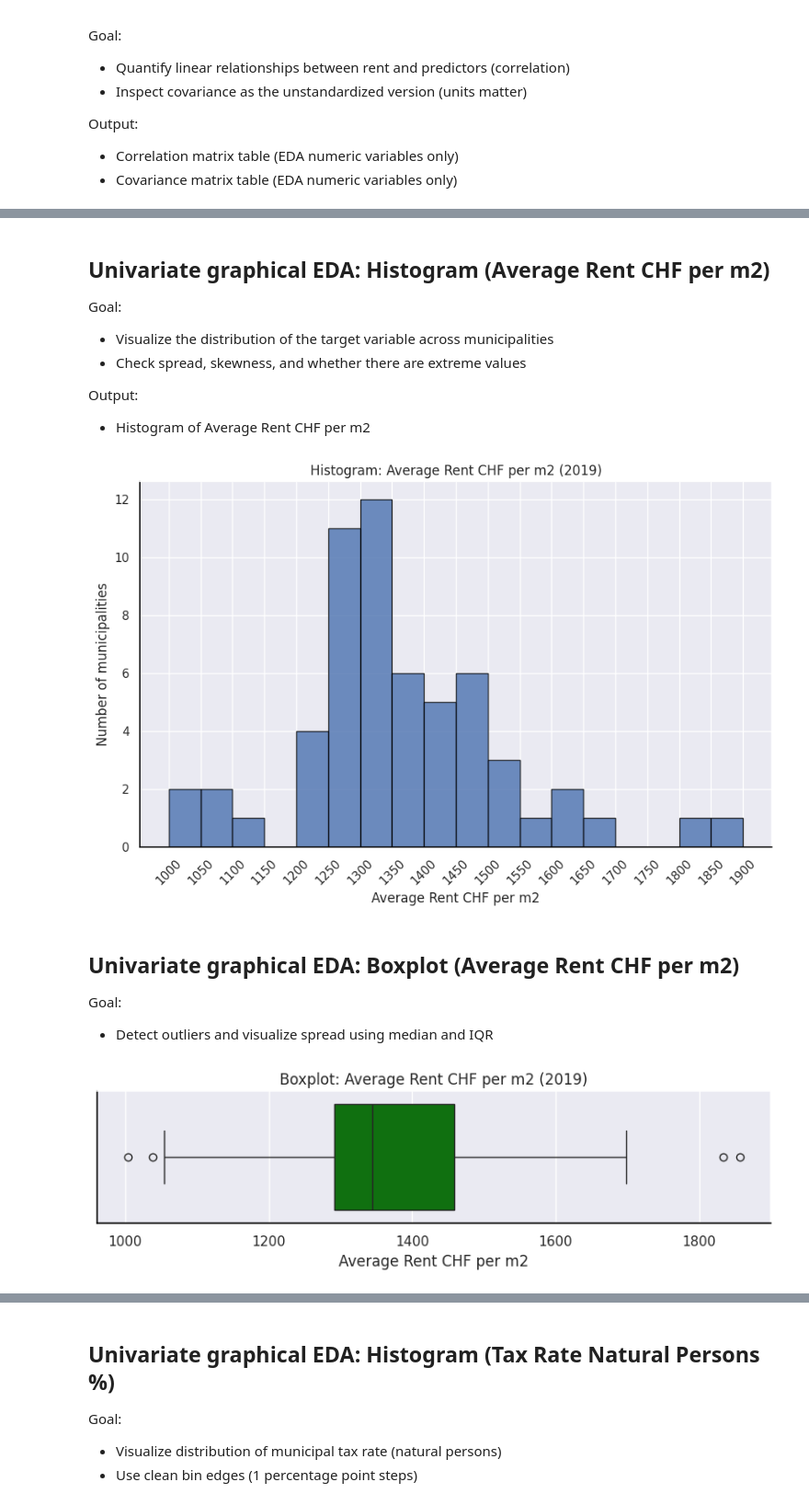
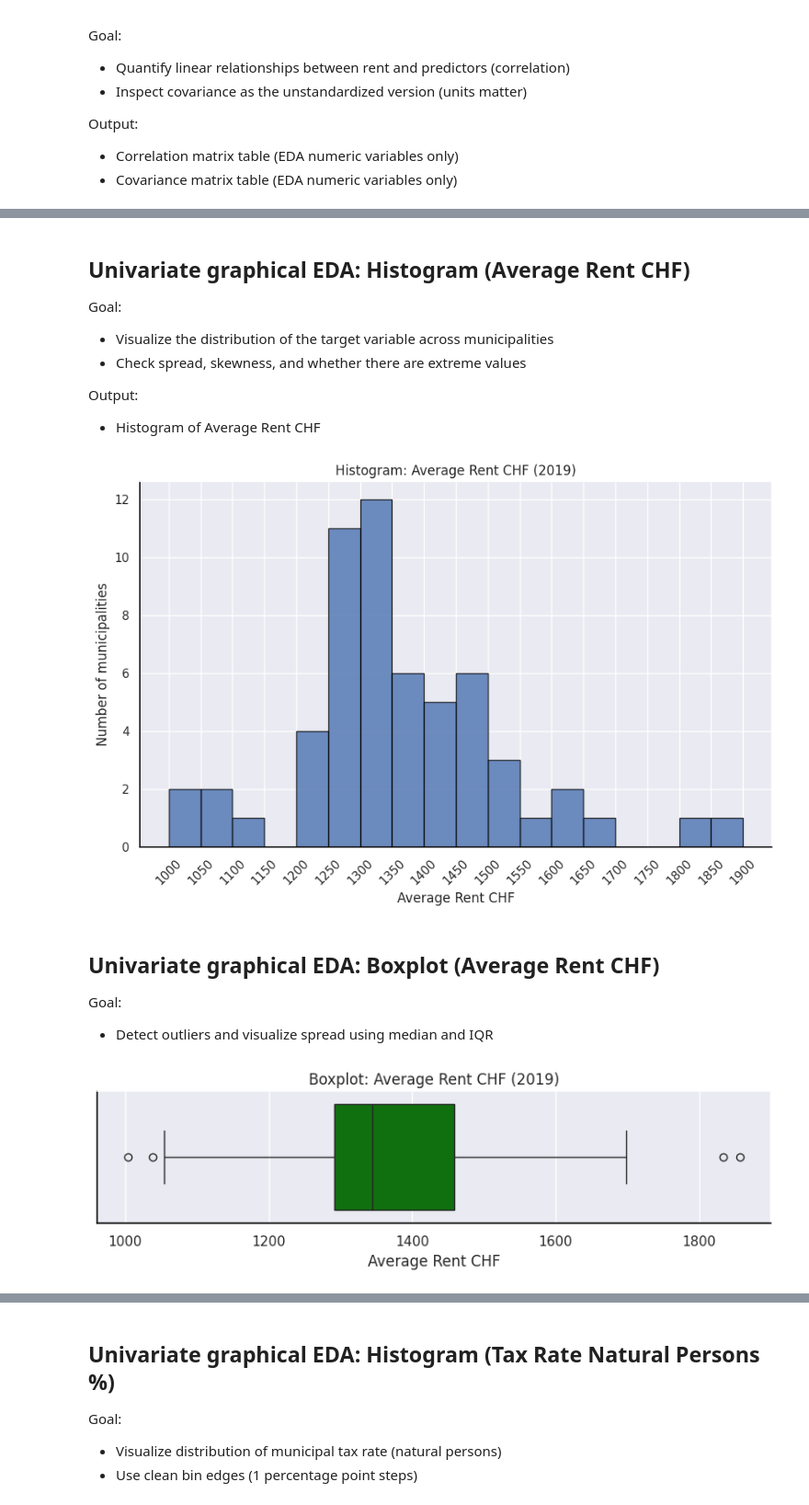
Before and after one commit to hamedamini-zhaw/ARM_Gruppe-5, a Jupyter notebook: 03 - EDA/EDA.ipynb, the cells around one changed output, grey strips where cells are left out. Shown at 92% size. Saved outputs shown, nothing was run; the diff lists cells and outputs as text; code cells hidden in the pictures.

```diff
--- a/03 - EDA/EDA.ipynb
+++ b/03 - EDA/EDA.ipynb
@@ -444,16 +444,16 @@ Covariance matrix (EDA numeric variables):
 | Average Household Size | 5.5275 | -0.0016 | -0.6022 | 0.0174 | ... |
 | Income per Taxpayer CHF | 1,624,333.7809 | -60,404.8019 | 6,938.5467 | 201.8660 | ... |
 # %% [markdown]
-## Univariate graphical EDA: Histogram (Average Rent CHF per m2)
+## Univariate graphical EDA: Histogram (Average Rent CHF)
 
 Goal:
 - Visualize the distribution of the target variable across municipalities
 - Check spread, skewness, and whether there are extreme values
 
 Output:
-- Histogram of Average Rent CHF per m2
+- Histogram of Average Rent CHF
 # %%
-target = "Average Rent CHF per m2"
+target = "Average Rent CHF"
 
 x = df[target].dropna().values
 
@@ -466,8 +466,8 @@ bins = np.arange(x_min, x_max + bin_width, bin_width)
 plt.figure(figsize=(9,6))
 plt.hist(x, bins=bins, edgecolor="black", linewidth=1, alpha=0.8)
 
-plt.title("Histogram: Average Rent CHF per m2 (2019)")
-plt.xlabel("Average Rent CHF per m2")
+plt.title("Histogram: Average Rent CHF (2019)")
+plt.xlabel("Average Rent CHF")
 plt.ylabel("Number of municipalities")
 
 # Clean ticks: show every bin edge (or every 2nd if too crowded)
@@ -483,29 +483,29 @@ ax.spines["left"].set_linewidth(1.2)
 plt.tight_layout()
 plt.show()
 # %% [output]
-[figure, old version]
+[figure, new version]
 # %% [markdown]
-## Univariate graphical EDA: Boxplot (Average Rent CHF per m2)
+## Univariate graphical EDA: Boxplot (Average Rent CHF)
 
 Goal:
 - Detect outliers and visualize spread using median and IQR
 # %%
-target = "Average Rent CHF per m2"
+target = "Average Rent CHF"
 
 plt.figure(figsize=(8,2.6))
 sns.boxplot(x=df[target], color="green", linewidth=1)
 
-plt.title("Boxplot: Average Rent CHF per m2 (2019)")
-plt.xlabel("Average Rent CHF per m2")
+plt.title("Boxplot: Average Rent CHF (2019)")
+plt.xlabel("Average Rent CHF")
 
 ax = plt.gca()
 ax.spines["bottom"].set_color("black")
 ax.spines["left"].set_color("black")
 ax.spines["bottom"].set_linewidth(1.2)
 ax.spines["left"].set_linewidth(1.2)
 
 plt.tight_layout()
 plt.show()
 # %% [output]
-[figure, old version]
+[figure, new version]
 # %% [markdown]
```
Also changed, not shown: parts of 35 cells of this notebook, 59 other files.
